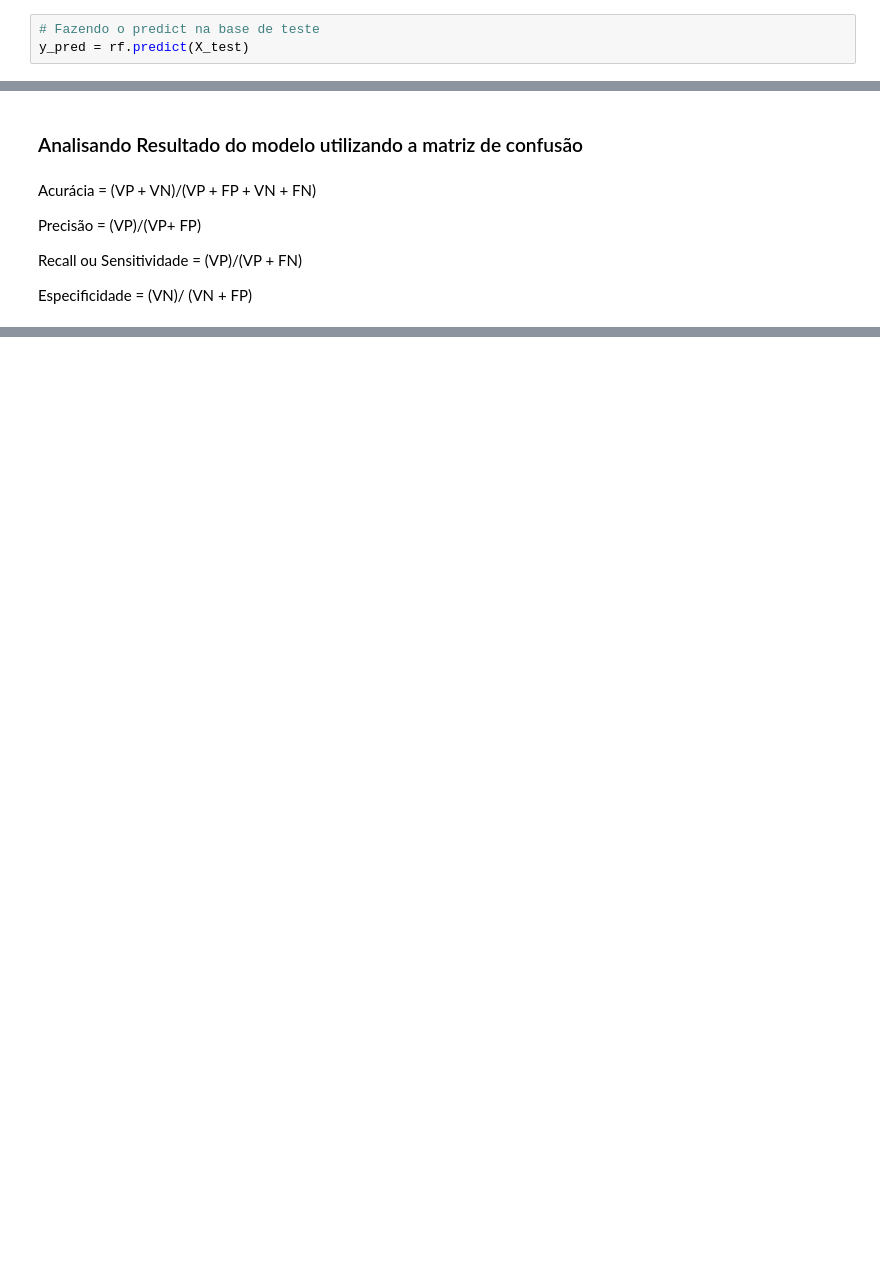
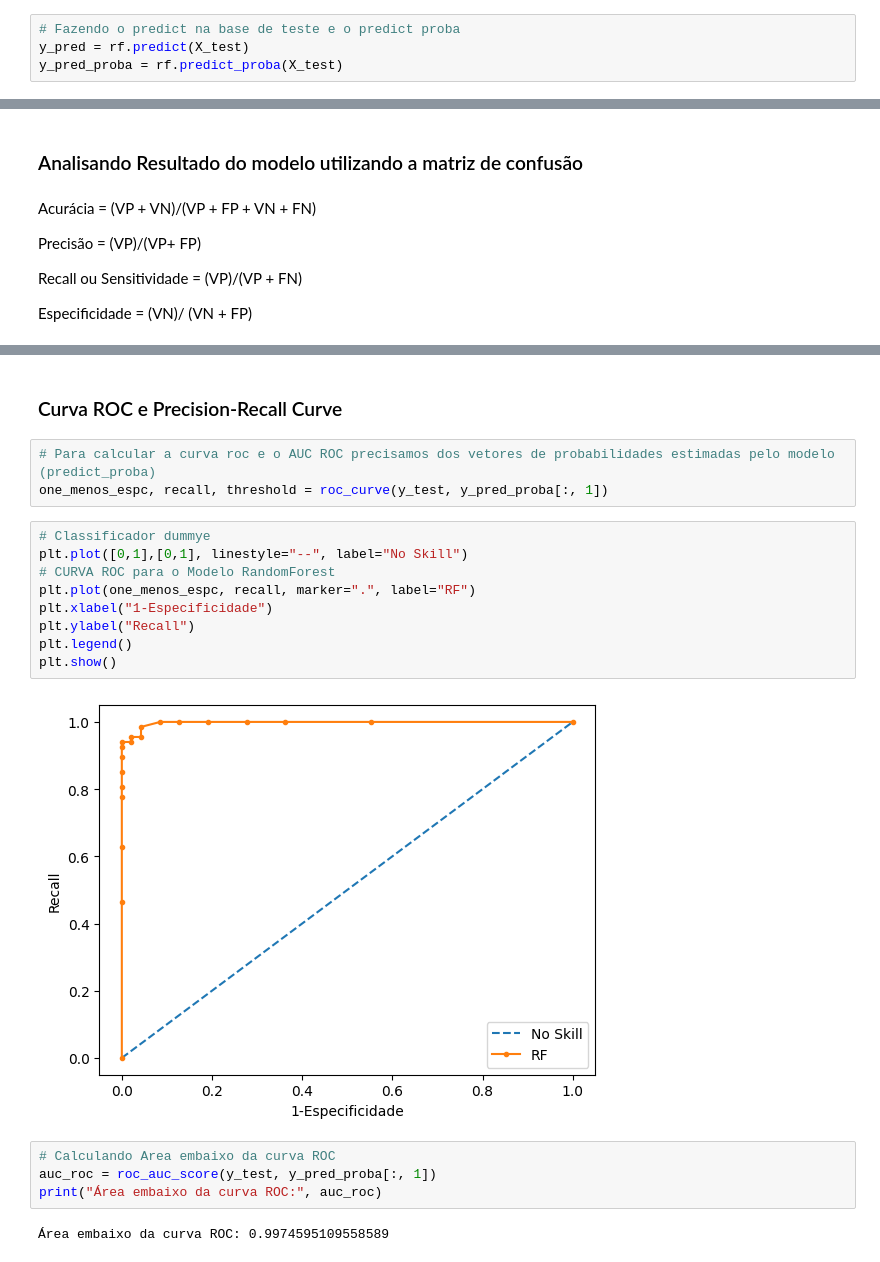
Before and after one commit to mariana-ssa/estudos, a Jupyter notebook: confusion_matrix.ipynb, the cells around one changed output, grey strips where cells are left out. Drawn from its saved outputs; the diff is of its cells as text; blank space fills up the shorter version.

Commit message:
Adding ROC curve and PR curve

```diff
--- a/confusion_matrix.ipynb
+++ b/confusion_matrix.ipynb
@@ -90,8 +90,9 @@ rf.fit(X_train, y_train)
 # %% [output]
 RandomForestClassifier(n_estimators=50)
 # %%
-# Fazendo o predict na base de teste
+# Fazendo o predict na base de teste e o predict proba
 y_pred = rf.predict(X_test)
+y_pred_proba = rf.predict_proba(X_test)
 # %%
 # Comparando y_pred com y_test
 print(y_pred)
@@ -159,0 +172,22 @@ Especificidade python: Nao tem
+# %% [markdown]
+### Curva ROC e Precision-Recall Curve
+# %%
+# Para calcular a curva roc e o AUC ROC precisamos dos vetores de probabilidades estimadas pelo modelo (predict_proba)
+one_menos_espc, recall, threshold = roc_curve(y_test, y_pred_proba[:, 1])
+# %%
+# Classificador dummye
+plt.plot([0,1],[0,1], linestyle="--", label="No Skill")
+# CURVA ROC para o Modelo RandomForest
+plt.plot(one_menos_espc, recall, marker=".", label="RF")
+plt.xlabel("1-Especificidade")
+plt.ylabel("Recall")
+plt.legend()
+plt.show()
+# %% [output]
+[figure, added]
+# %%
+# Calculando Area embaixo da curva ROC
+auc_roc = roc_auc_score(y_test, y_pred_proba[:, 1])
+print("Área embaixo da curva ROC:", auc_roc)
+# %% [output]
+Área embaixo da curva ROC: 0.9974595109558589
```
Also changed, not shown: parts of 10 cells of this notebook.
